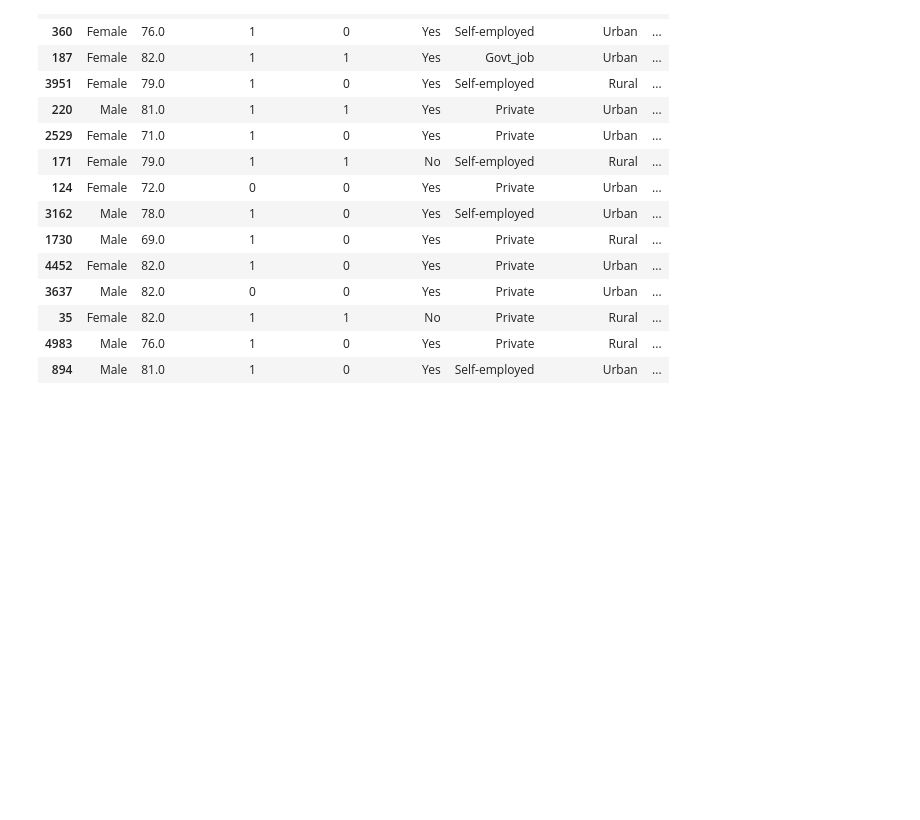
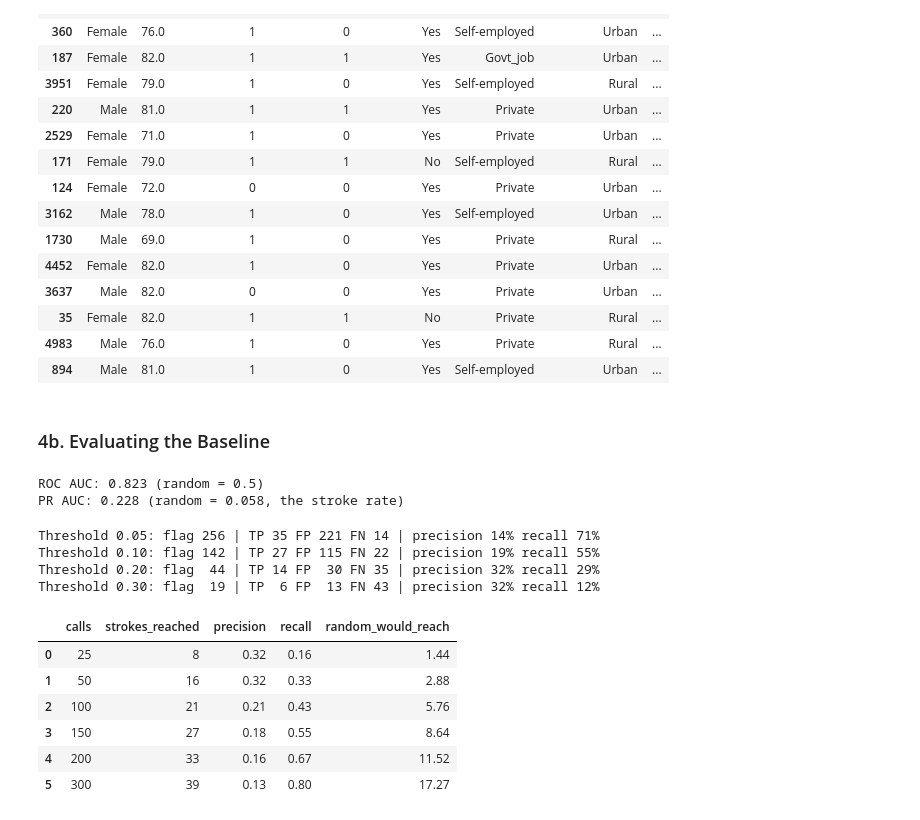
Before and after one commit to BradleyLund/StrokePrediction, a Jupyter notebook: stroke_analysis.ipynb, the cells around one changed output. Cells and saved outputs as stored; diff of their text form; code cells hidden in the pictures; blank space fills up the shorter version.

```diff
--- a/stroke_analysis.ipynb
+++ b/stroke_analysis.ipynb
@@ -467,3 +469,58 @@ results.sort_values("predicted_prob", ascending=False).head(15)
 | 35 | Female | 82.0 | 1 | 1 | No | Private | Rural | ... |
 | 4983 | Male | 76.0 | 1 | 0 | Yes | Private | Rural | ... |
 | 894 | Male | 81.0 | 1 | 0 | Yes | Self-employed | Urban | ... |
+# %% [markdown]
+### 4b. Evaluating the Baseline
+# %%
+# the stroke rate we predict from the test set
+base_rate = y_test.mean()
+roc_auc = roc_auc_score(y_test,test_probs)
+pr_auc = average_precision_score(y_test,test_probs)
+
+print(f"ROC AUC: {roc_auc:.3f} (random = 0.5)")
+print(f"PR AUC: {pr_auc:.3f} (random = {base_rate:.3f}, the stroke rate)")
+# %% [output]
+ROC AUC: 0.823 (random = 0.5)
+PR AUC: 0.228 (random = 0.058, the stroke rate)
+# %%
+#try different thresholds:
+for threshold in [0.05,0.10,0.20,0.30]:
+    flagged = (test_probs >= threshold).astype(int)
+    tn, fp, fn, tp = confusion_matrix(y_test, flagged).ravel()
+    precision = tp / (tp+fp)
+    recall = tp / (tp + fn)
+    print(f"Threshold {threshold:.2f}: flag {flagged.sum():3d} | "
+          f"TP {tp:2d} FP {fp:3d} FN {fn:2d} | "
+          f"precision {precision:.0%} recall {recall:.0%}")
+# %% [output]
+Threshold 0.05: flag 256 | TP 35 FP 221 FN 14 | precision 14% recall 71%
+Threshold 0.10: flag 142 | TP 27 FP 115 FN 22 | precision 19% recall 55%
+Threshold 0.20: flag  44 | TP 14 FP  30 FN 35 | precision 32% recall 29%
+Threshold 0.30: flag  19 | TP  6 FP  13 FN 43 | precision 32% recall 12%
+# %%
+# outreach table
+ranked = results.sort_values("predicted_prob", ascending=False)
+total_strokes = ranked["actual_stroke"].sum()
+
+rows = []
+for n_calls in [25,50,100,150,200,300]:
+    top = ranked.head(n_calls)
+    reached = top["actual_stroke"].sum()
+    rows.append({
+        "calls": n_calls,
+        "strokes_reached":reached,
+        "precision": reached / n_calls,
+        "recall": reached / total_strokes,
+        "random_would_reach": n_calls * base_rate,
+    })
+
+outreach_table = pd.DataFrame(rows).round(2)
+outreach_table
+# %% [output]
+|  | calls | strokes_reached | precision | recall | random_would_reach |
+| 0 | 25 | 8 | 0.32 | 0.16 | 1.44 |
+| 1 | 50 | 16 | 0.32 | 0.33 | 2.88 |
+| 2 | 100 | 21 | 0.21 | 0.43 | 5.76 |
+| 3 | 150 | 27 | 0.18 | 0.55 | 8.64 |
+| 4 | 200 | 33 | 0.16 | 0.67 | 11.52 |
+| 5 | 300 | 39 | 0.13 | 0.80 | 17.27 |
```
Also changed, not shown: parts of 4 cells of this notebook, 6 other files.
